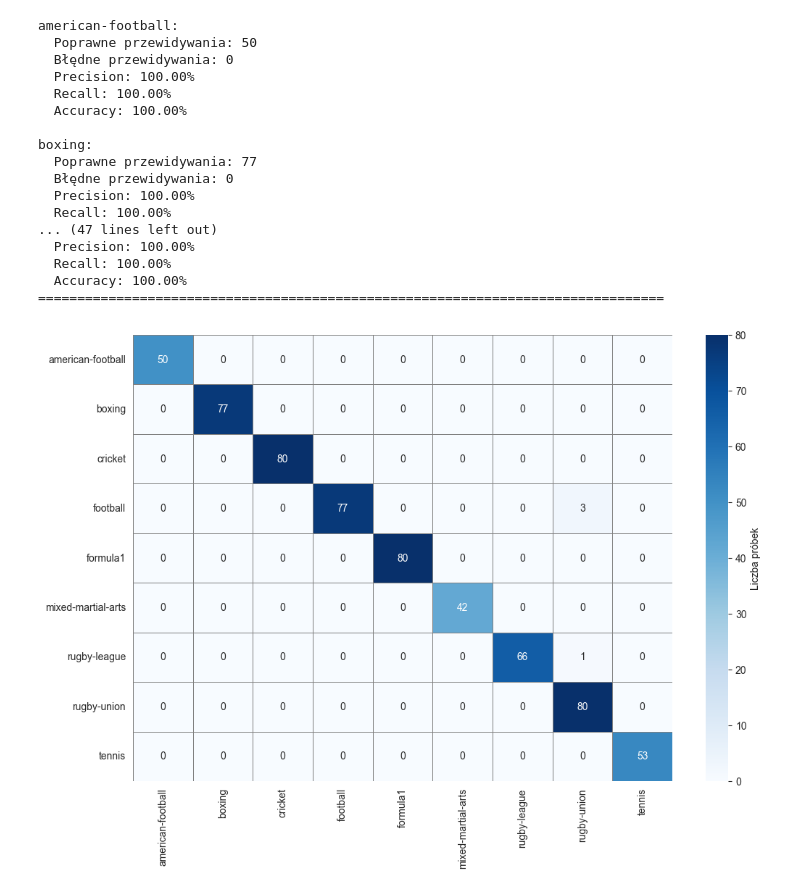
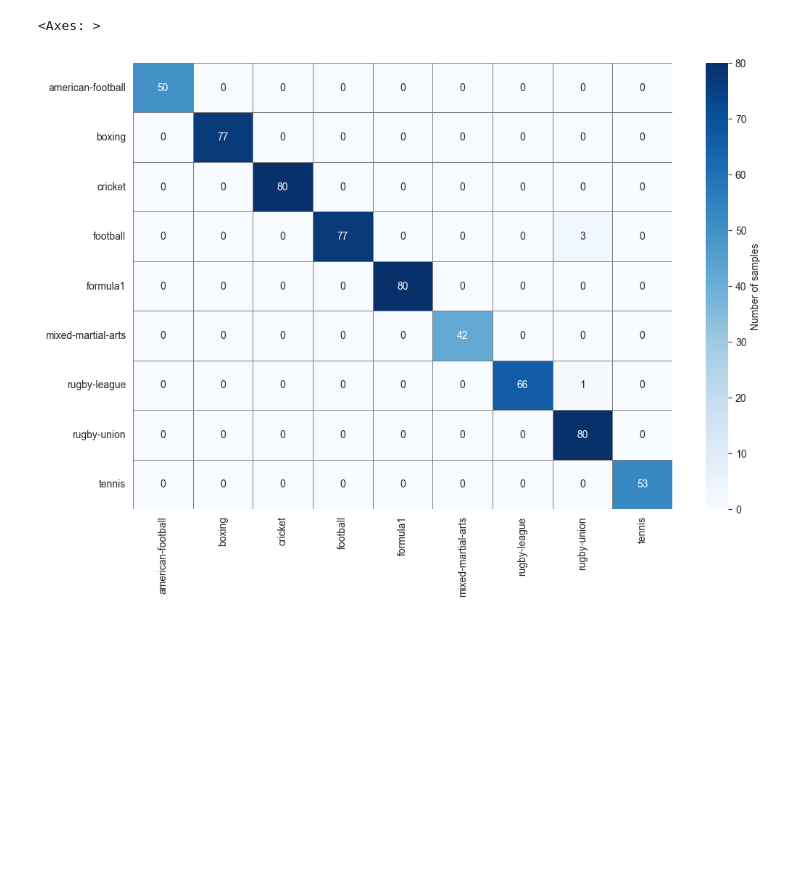
Before and after one commit to Klonotoros/Data-Mining, a Jupyter notebook: sportClassifier.ipynb, the cells around one changed output. Drawn from its saved outputs; the diff is of its cells as text; code cells hidden in the pictures; blank space fills up the shorter version.

```diff
--- a/sportClassifier.ipynb
+++ b/sportClassifier.ipynb
@@ -138,54 +132,21 @@ Szczegółowy raport klasyfikacji:
 # %%
 from sklearn.utils.multiclass import unique_labels
 
 labels = list(unique_labels(y_test, predictions))
 cm = confusion_matrix(y_test, predictions, labels=labels)
 categories = labels
 
 sns.heatmap(
     cm,
     annot=True,
     fmt='d',
     cmap='Blues',
     xticklabels=categories,
     yticklabels=categories,
     cbar_kws={'label': 'Number of samples'},
     linewidths=0.5,
     linecolor='gray'
 )
-
-for i, category in enumerate(categories):
-    tp = cm[i, i]
-    fp = cm[:, i].sum() - tp
-    fn = cm[i, :].sum() - tp
-    precision = tp / (tp + fp) if (tp + fp) > 0 else 0
-    recall = tp / (tp + fn) if (tp + fn) > 0 else 0
-    accuracy_cat = tp / (tp + fp + fn) if (tp + fp + fn) > 0 else 0
-
-    print(f"\n{category}:")
-    print(f"  Correct predictions: {tp}")
-    print(f"  Incorrect predictions: {fp + fn}")
-    print(f"  Precision: {precision*100:.2f}%")
-    print(f"  Recall: {recall*100:.2f}%")
-    print(f"  Accuracy: {accuracy_cat*100:.2f}%")
-
-print("="*80)
 # %% [output]
-american-football:
-  Poprawne przewidywania: 50
-  Błędne przewidywania: 0
-  Precision: 100.00%
-  Recall: 100.00%
-  Accuracy: 100.00%
-
-boxing:
-  Poprawne przewidywania: 77
-  Błędne przewidywania: 0
-  Precision: 100.00%
-  Recall: 100.00%
-... (47 lines left out)
-  Precision: 100.00%
-  Recall: 100.00%
-  Accuracy: 100.00%
-================================================================================
+<Axes: >
-[figure, old version]
+[figure, new version]
```
Also changed, not shown: parts of 6 cells of this notebook, 1 other file.
